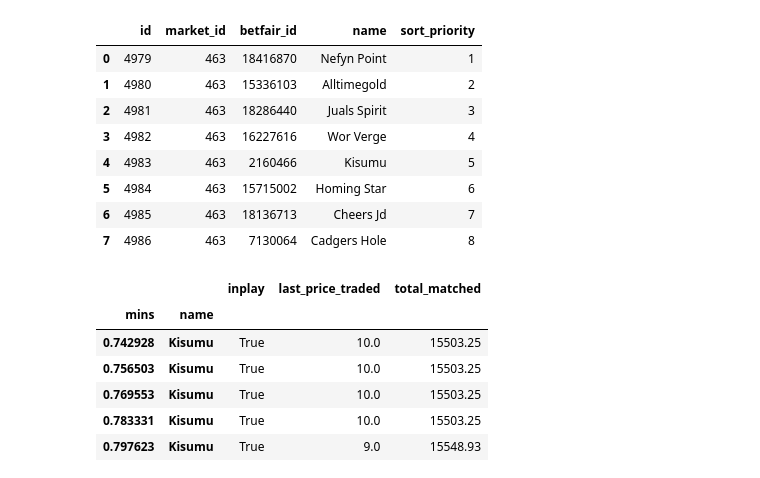
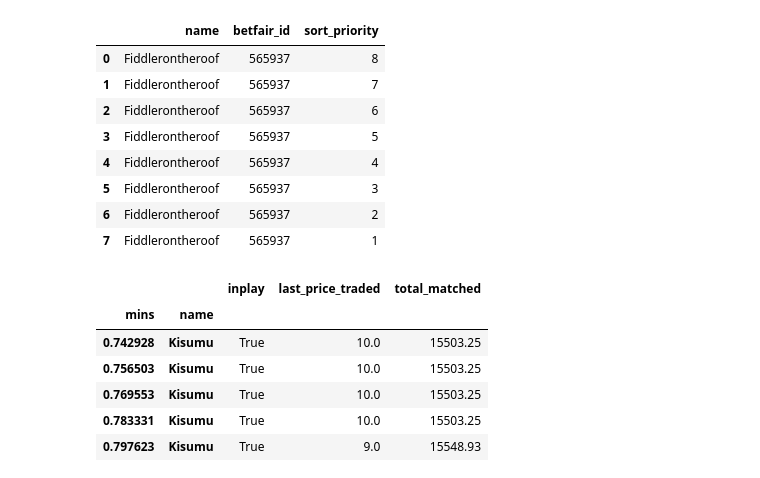
Before and after one commit to GrahamJC/BetfairLogger, a Jupyter notebook: Matplotlib.ipynb, the cells around one changed output. Drawn from its saved outputs; the diff is of its cells as text; code cells hidden in the pictures.

Commit message:
Seperate Runner and MarketRunner

```diff
--- a/Matplotlib.ipynb
+++ b/Matplotlib.ipynb
@@ -8,21 +8,29 @@ import sqlalchemy as sa
 # %%
 SQLALCHEMY_URL = 'postgresql://postgres:barnum@qnap:32768/betfairlogger'
 
 db_engine = sa.create_engine(SQLALCHEMY_URL)
 
 market_id = 463
 
-runners = pd.read_sql(f"select * from runner where market_id = {market_id}", db_engine)
+query = (
+    'select r.name, r.betfair_id, mr.sort_priority'
+    ' from market_runner mr'
+    '   join runner r on r.id = mr.runner_id'
+    f" where mr.market_id = {market_id}"
+    ' order by r.name'
+)
+
+runners = pd.read_sql(query, db_engine)
 runners
 # %% [output]
-|  | id | market_id | betfair_id | name | sort_priority |
-| 0 | 4979 | 463 | 18416870 | Nefyn Point | 1 |
-| 1 | 4980 | 463 | 15336103 | Alltimegold | 2 |
-| 2 | 4981 | 463 | 18286440 | Juals Spirit | 3 |
-| 3 | 4982 | 463 | 16227616 | Wor Verge | 4 |
-| 4 | 4983 | 463 | 2160466 | Kisumu | 5 |
-| 5 | 4984 | 463 | 15715002 | Homing Star | 6 |
-| 6 | 4985 | 463 | 18136713 | Cheers Jd | 7 |
-| 7 | 4986 | 463 | 7130064 | Cadgers Hole | 8 |
+|  | name | betfair_id | sort_priority |
+| 0 | Fiddlerontheroof | 565937 | 8 |
+| 1 | Fiddlerontheroof | 565937 | 7 |
+| 2 | Fiddlerontheroof | 565937 | 6 |
+| 3 | Fiddlerontheroof | 565937 | 5 |
+| 4 | Fiddlerontheroof | 565937 | 4 |
+| 5 | Fiddlerontheroof | 565937 | 3 |
+| 6 | Fiddlerontheroof | 565937 | 2 |
+| 7 | Fiddlerontheroof | 565937 | 1 |
 # %%
 query = (
```
Also changed, not shown: parts of 1 cell of this notebook, 10 other files.
